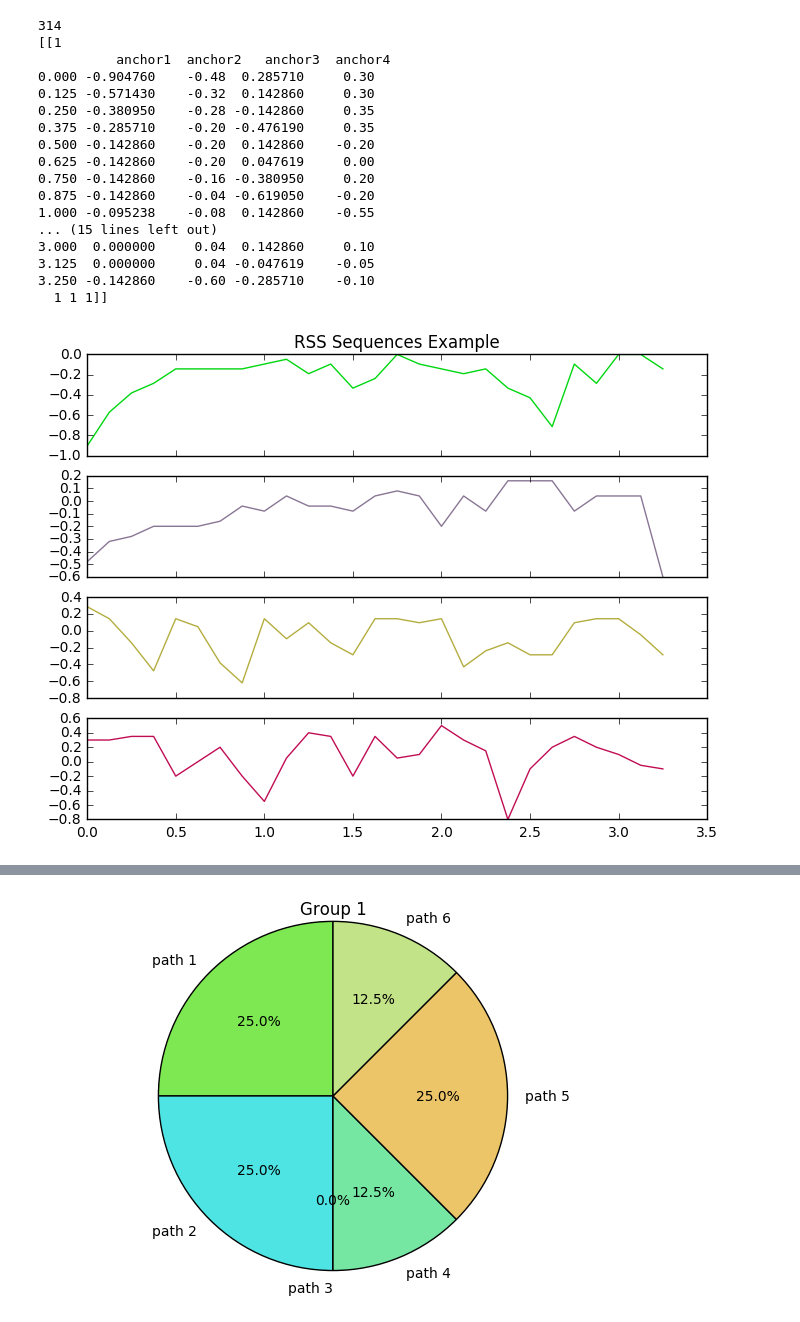
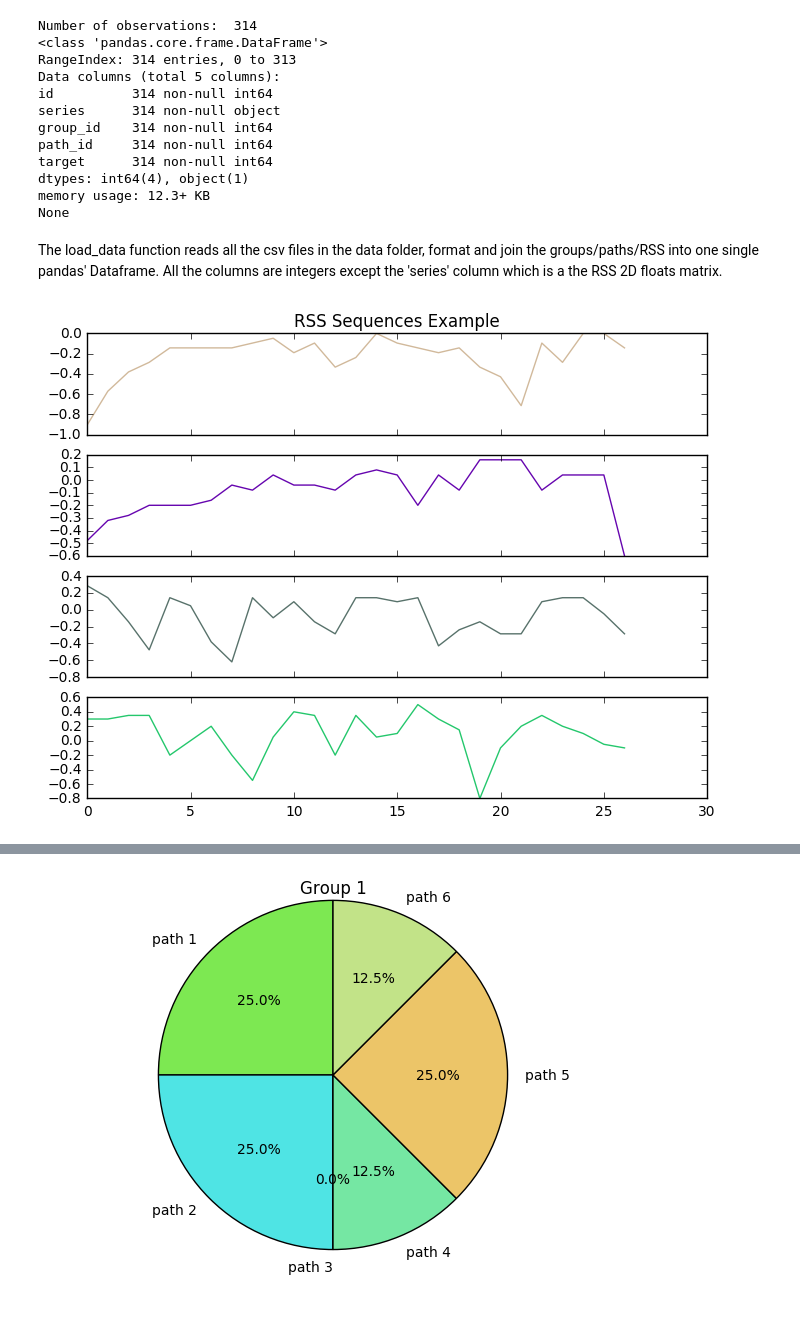
Before and after one commit to Nidhalios/Indoor-User-Movement-Classification, a Jupyter notebook: eda.ipynb, the cells around one changed output, grey strips where cells are left out. Saved outputs shown, nothing was run; the diff lists cells and outputs as text; code cells hidden in the pictures.

```diff
--- a/eda.ipynb
+++ b/eda.ipynb
@@ -17,35 +15,32 @@ from matplotlib import pyplot as plt
 # %%
 from models.load_data import load_data
 series = load_data(path='./data')
-print(len(series))
-print(series.head(1).values)
+print('Number of observations: ', len(series))
+print(series.info())
 # %% [output]
-314
-[[1
-          anchor1  anchor2   anchor3  anchor4
-0.000 -0.904760    -0.48  0.285710     0.30
-0.125 -0.571430    -0.32  0.142860     0.30
-0.250 -0.380950    -0.28 -0.142860     0.35
-0.375 -0.285710    -0.20 -0.476190     0.35
-0.500 -0.142860    -0.20  0.142860    -0.20
-0.625 -0.142860    -0.20  0.047619     0.00
-0.750 -0.142860    -0.16 -0.380950     0.20
-0.875 -0.142860    -0.04 -0.619050    -0.20
-1.000 -0.095238    -0.08  0.142860    -0.55
-... (15 lines left out)
-3.000  0.000000     0.04  0.142860     0.10
-3.125  0.000000     0.04 -0.047619    -0.05
-3.250 -0.142860    -0.60 -0.285710    -0.10
-  1 1 1]]
+Number of observations:  314
+<class 'pandas.core.frame.DataFrame'>
+RangeIndex: 314 entries, 0 to 313
+Data columns (total 5 columns):
+id          314 non-null int64
+series      314 non-null object
+group_id    314 non-null int64
+path_id     314 non-null int64
+target      314 non-null int64
+dtypes: int64(4), object(1)
+memory usage: 12.3+ KB
+None
+# %% [markdown]
+The load_data function reads all the csv files in the data folder, format and join the groups/paths/RSS into one single pandas' Dataframe. All the columns are integers except the 'series' column which is a the RSS 2D floats matrix.
 # %%
-# Plotting Anchors Time Series Example
+# Plotting Anchors Time Series
+from models.utils import column
 item = series.head(1)['series'][0]
 fig, axes = plt.subplots(4, 1, sharex=True, figsize=(8, 6))
 axes[0].set_title('RSS Sequences Example')
 for i in range(4):
-    serie = item['anchor'+str(i+1)]
-    axes[i].plot(serie, c=np.random.rand(3, 1))
+    axes[i].plot(column(item, i), c=np.random.rand(3, 1))
 
 plt.show()
 # %% [output]
-[figure, old version]
+[figure, new version]
```
Also changed, not shown: parts of 12 cells of this notebook, 3 other files.
